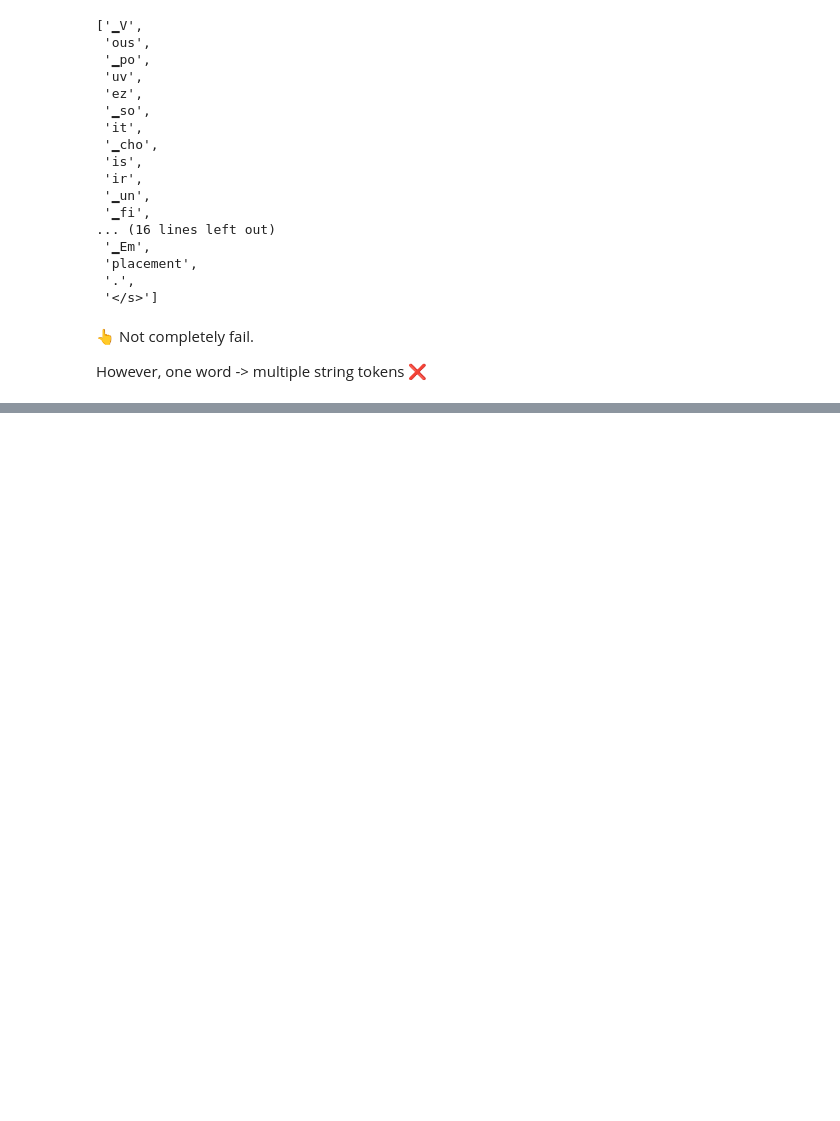
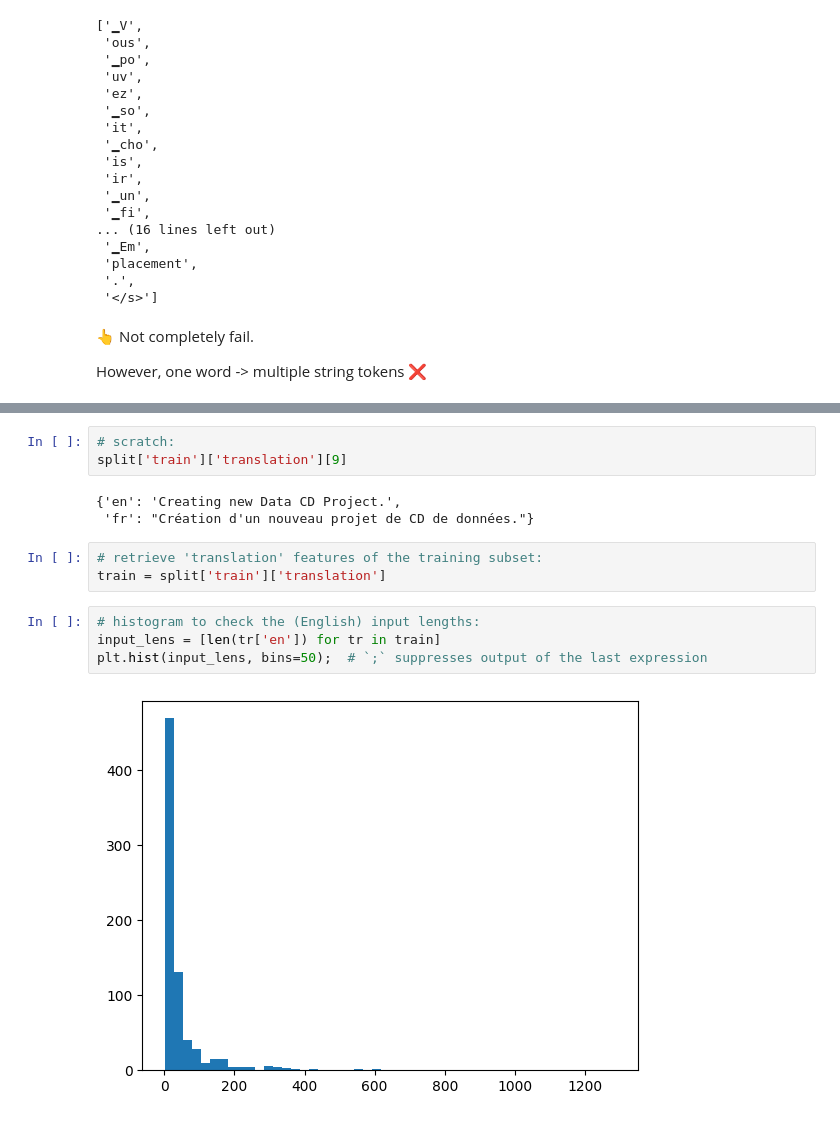
Before and after one commit to qmeng222/transformers-for-NLP, a Jupyter notebook: Seq2Seq/Translation.ipynb, the cells around one changed output, grey strips where cells are left out. Saved outputs shown, nothing was run; the diff lists cells and outputs as text; blank space fills up the shorter version.

Commit message:
tokenized the training data & verified the collated training data batch

```diff
--- a/Seq2Seq/Translation.ipynb
+++ b/Seq2Seq/Translation.ipynb
@@ -173,0 +192,15 @@ However, one word -> multiple string tokens ❌
+# %%
+# scratch:
+split['train']['translation'][9]
+# %% [output]
+{'en': 'Creating new Data CD Project.',
+ 'fr': "Création d'un nouveau projet de CD de données."}
+# %%
+# retrieve 'translation' features of the training subset:
+train = split['train']['translation']
+# %%
+# histogram to check the (English) input lengths:
+input_lens = [len(tr['en']) for tr in train]
+plt.hist(input_lens, bins=50);  # `;` suppresses output of the last expression
+# %% [output]
+[figure, added]
```
Also changed, not shown: parts of 31 cells of this notebook.
